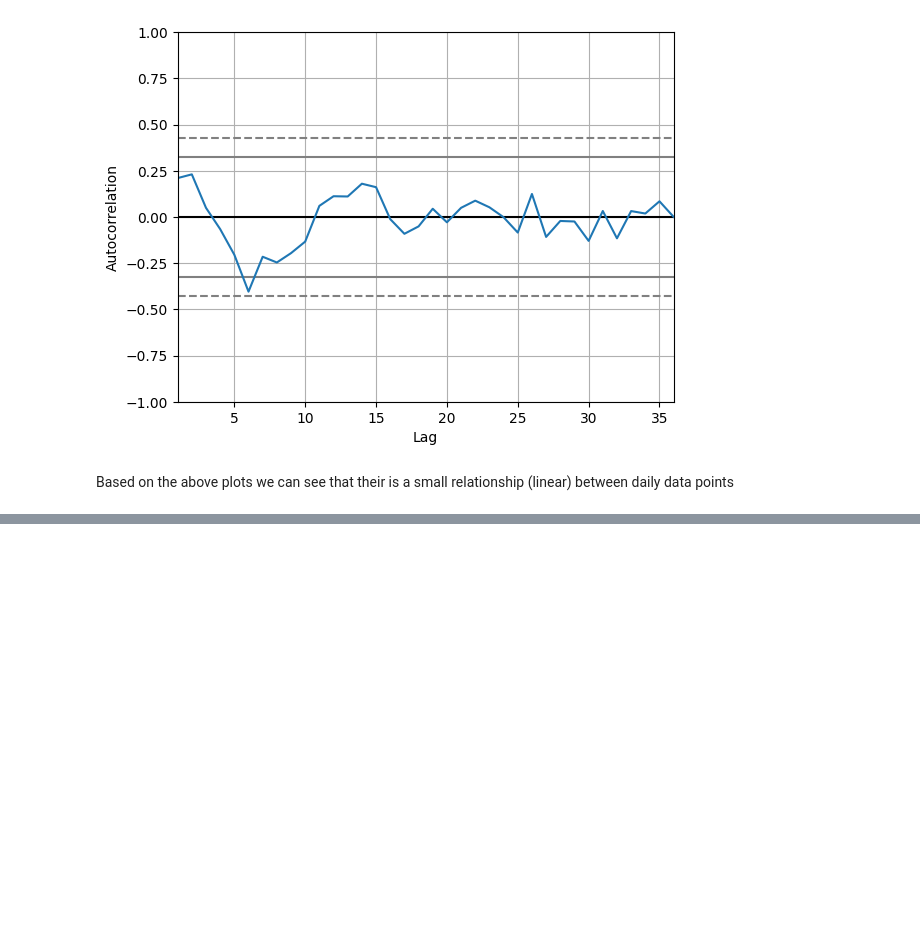
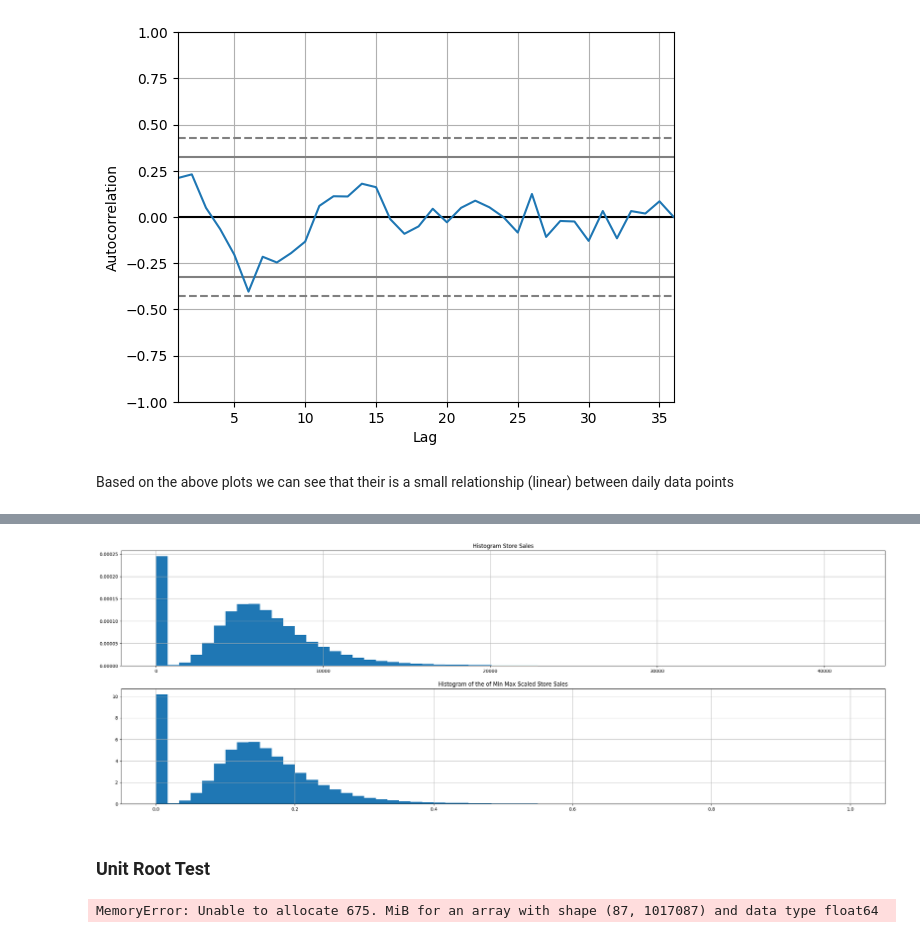
Before and after one commit to Nathnael12/pharmaceutical-sales-prediction, a Jupyter notebook: notbooks/lstm.ipynb, the cells around one changed output, grey strips where cells are left out. Cells and saved outputs as stored; diff of their text form; code cells hidden in the pictures; blank space fills up the shorter version.

```diff
--- a/notbooks/lstm.ipynb
+++ b/notbooks/lstm.ipynb
@@ -81,0 +162,28 @@ Based on the above plots we can see that their is  a small relationship (linear)
+# %%
+fig = plt.figure()
+gs = GridSpec(2, 1, figure=fig)
+
+fig.set_figheight(10)
+fig.set_figwidth(30)
+fig.tight_layout(pad=6)
+
+ax1 = fig.add_subplot(gs[0,0])
+ax1.hist(store_sales.Sales, density=True, bins=60)
+ax1.title.set_text('Histogram Store Sales')
+ax1.grid(True)
+
+ax2 = fig.add_subplot(gs[1,0])
+ax2.hist(store_sales.SalesScaled, density=True, bins=60)
+ax2.title.set_text('Histogram of the of Min Max Scaled Store Sales')
+ax2.grid(True)
+plt.show()
+# %% [output]
+[figure, added]
+# %% [markdown]
+### Unit Root Test
+# %%
+adfResult = adfuller(store_sales.Sales.values, autolag='AIC')
+print(f'ADF Statistic: {adfResult[0]}')
+print(f'p-value: {adfResult[1]}')
+# %% [output]
+MemoryError: Unable to allocate 675. MiB for an array with shape (87, 1017087) and data type float64
```
Also changed, not shown: parts of 19 cells of this notebook, 7 other files.
